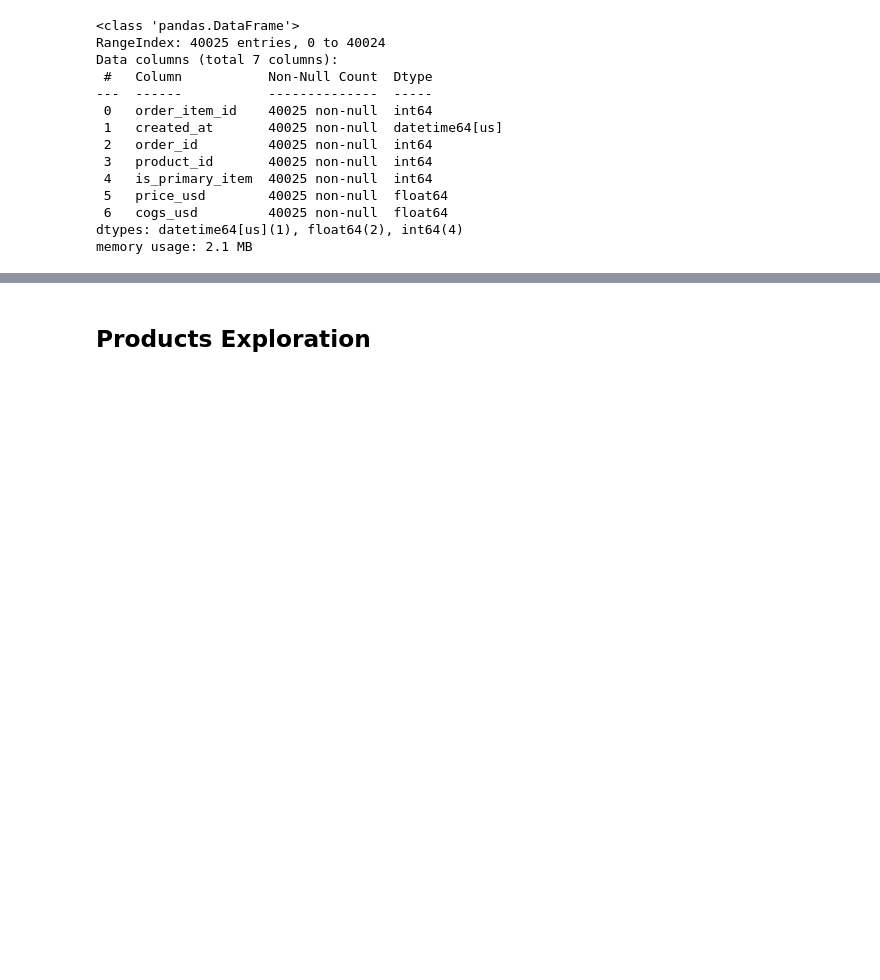
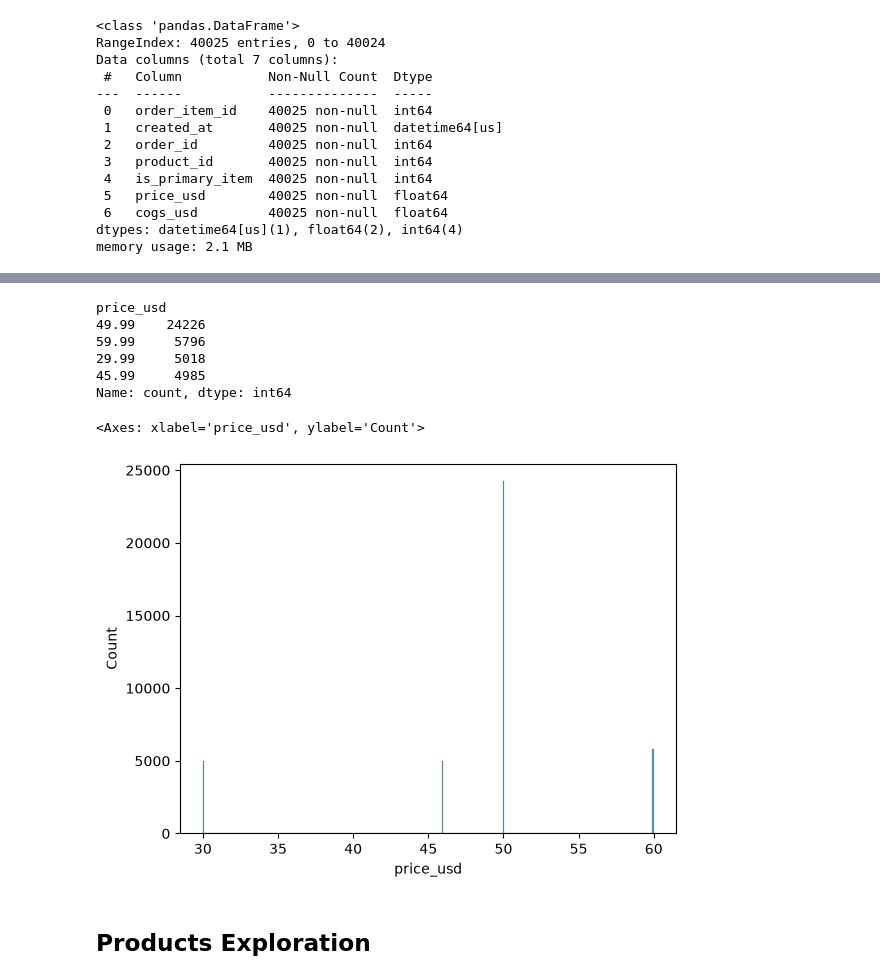
Before and after one commit to danielphilip12/ToyStoreEcommerce, a Jupyter notebook: notebook/01-eda.ipynb, the cells around one changed output, grey strips where cells are left out. Drawn from its saved outputs; the diff is of its cells as text; code cells hidden in the pictures; blank space fills up the shorter version.

```diff
--- a/notebook/01-eda.ipynb
+++ b/notebook/01-eda.ipynb
@@ -264,3 +377,17 @@ memory usage: 2.1 MB
+# %%
+df_order_items['price_usd'].value_counts()
+# %% [output]
+price_usd
+49.99    24226
+59.99     5796
+29.99     5018
+45.99     4985
+Name: count, dtype: int64
+# %%
+sns.histplot(df_order_items['price_usd'])
+# %% [output]
+<Axes: xlabel='price_usd', ylabel='Count'>
+[figure, added]
 # %% [markdown]
 ## Products Exploration
 # %%
```
Also changed, not shown: parts of 17 cells of this notebook.
